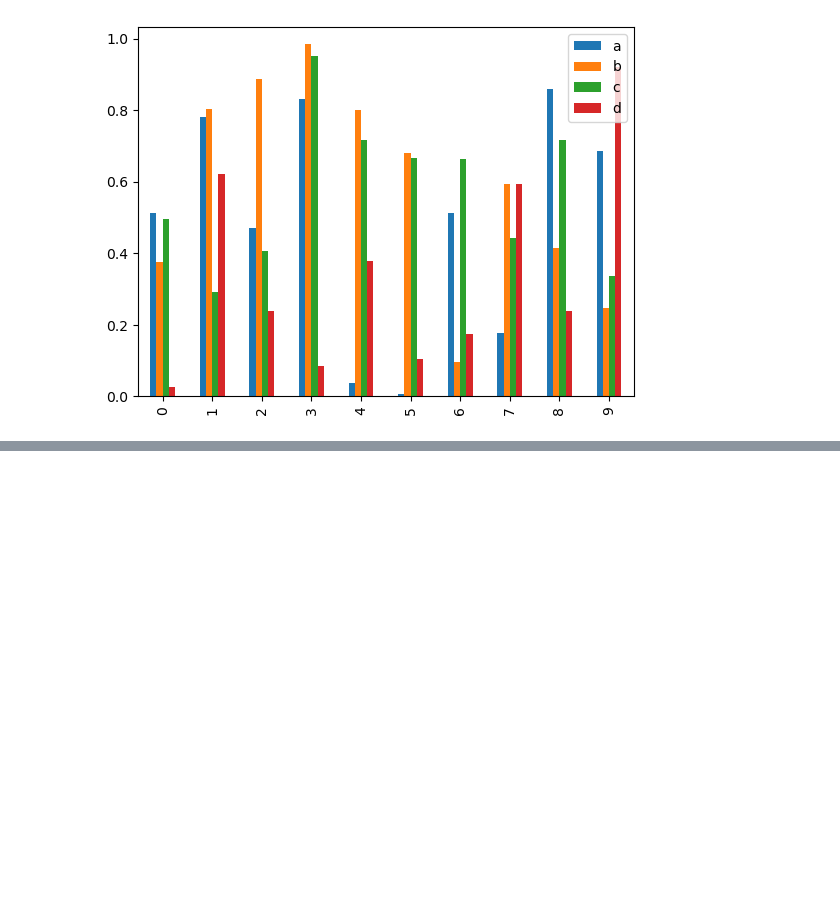
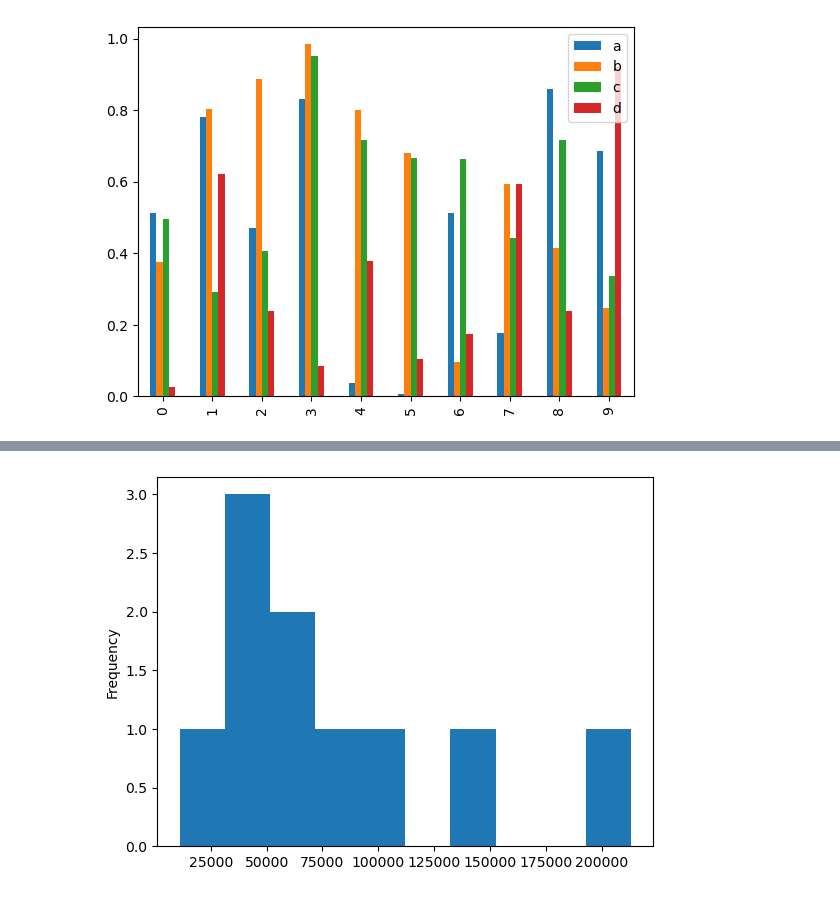
Before and after one commit to snmsndhu/Machine_Learning, a Jupyter notebook: 03_matplotlib/introduction_to_matplotlib.ipynb, the cells around one changed output, grey strips where cells are left out. Drawn from its saved outputs; the diff is of its cells as text; code cells hidden in the pictures; blank space fills up the shorter version.

```diff
--- a/03_matplotlib/introduction_to_matplotlib.ipynb
+++ b/03_matplotlib/introduction_to_matplotlib.ipynb
@@ -275,0 +294,6 @@ df.plot.bar();
+# %%
+# How about the histograms?
+
+car_sales["Odometer (KM)"].plot.hist();
+# %% [output]
+[figure, added]
```
Also changed, not shown: parts of 2 cells of this notebook.
